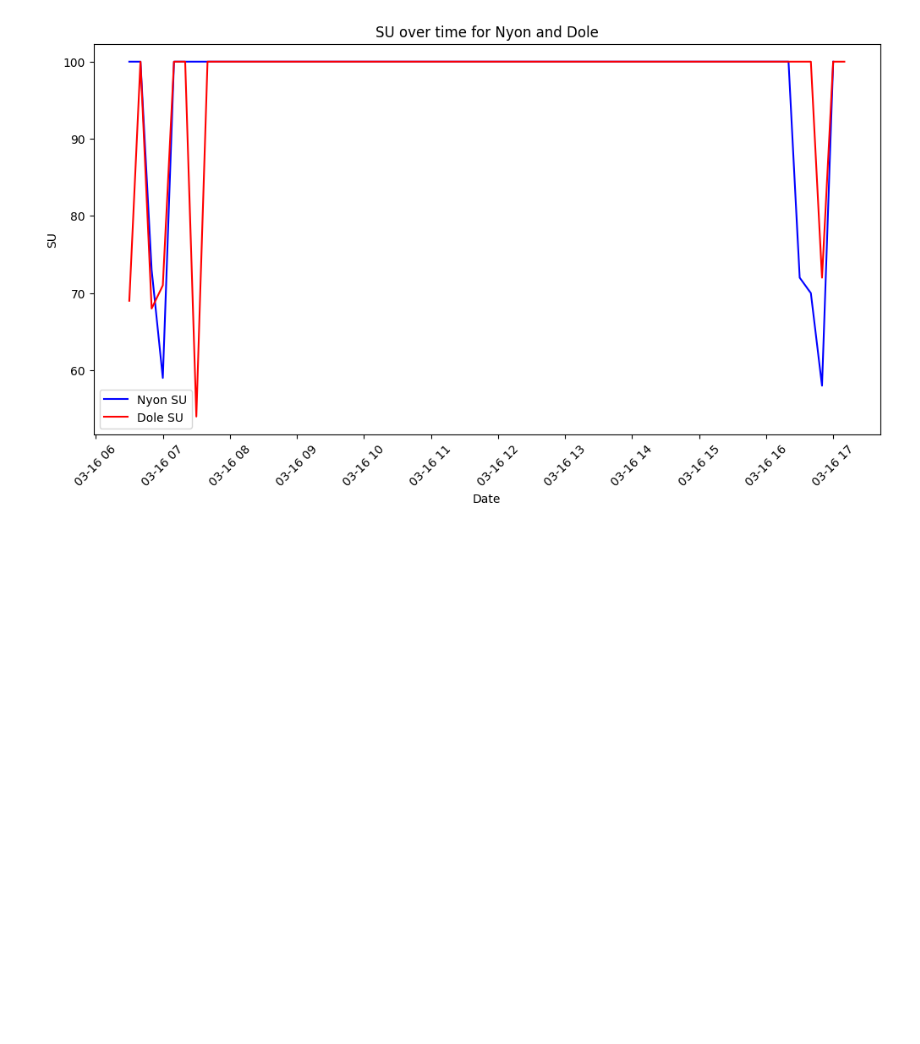
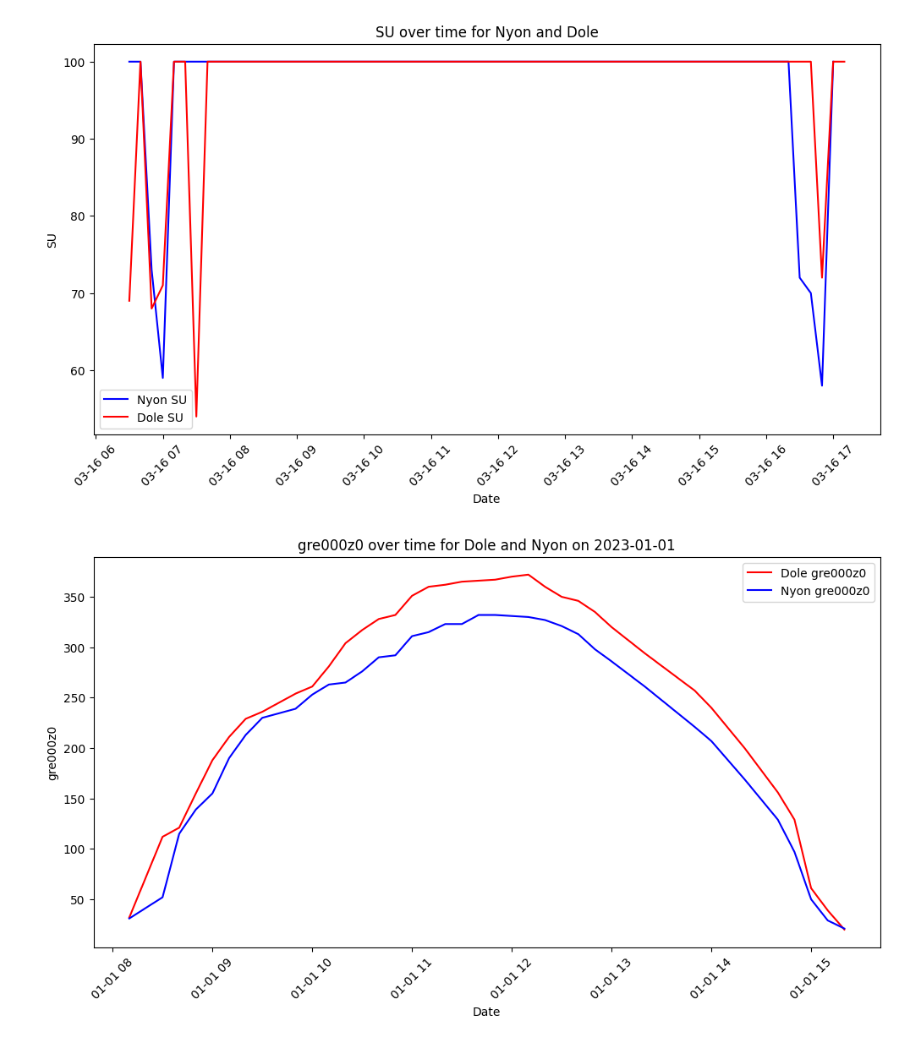
Before and after one commit to MartaRende/StratusDetection, a Jupyter notebook: test.ipynb, the cells around one changed output. Drawn from its saved outputs; the diff is of its cells as text; code cells hidden in the pictures; blank space fills up the shorter version.

```diff
--- a/test.ipynb
+++ b/test.ipynb
@@ -659,3 +659,44 @@ plt.legend()
 [figure]
 [figure]
 [figure]
+# %%
+# read npz data train file
+import numpy as np
+import pandas as pd
+npz_data = np.load("data/train/dole_train_data.npz", allow_pickle=True)
+# read gre000z0 dole values
+data = npz_data['dole']
+dole_gre000z0 = {}
+nyon_gre000z0 = {}
+for i in range(len(data)):
+    # get the gre000z0 values
+    gre000z0_dole = data[i]['gre000z0_dole']
+    gre000z0_nyon = data[i]['gre000z0_nyon']
+    # append to the list
+    dole_gre000z0[data[i]["datetime"]] = gre000z0_dole
+    nyon_gre000z0[data[i]["datetime"]] = gre000z0_nyon
+# group data by date
+dole_gre000z0 = pd.DataFrame.from_dict(dole_gre000z0, orient='index', columns=['gre000z0'])
+nyon_gre000z0 = pd.DataFrame.from_dict(nyon_gre000z0, orient='index', columns=['gre000z0'])
+# convert index to datetime
+dole_gre000z0.index = pd.to_datetime(dole_gre000z0.index)
+nyon_gre000z0.index = pd.to_datetime(nyon_gre000z0.index)
+# sort by date
+dole_gre000z0 = dole_gre000z0.sort_index()
+nyon_gre000z0 = nyon_gre000z0.sort_index()
+# Filter data for the specific date
+dole_gre000z0_filtered = dole_gre000z0.loc['2023-01-01']
+nyon_gre000z0_filtered = nyon_gre000z0.loc['2023-01-01']
+
+# Plot the filtered data
+plt.figure(figsize=(12, 6))
+plt.plot(dole_gre000z0_filtered.index, dole_gre000z0_filtered['gre000z0'], label='Dole gre000z0', color='red')
+plt.plot(nyon_gre000z0_filtered.index, nyon_gre000z0_filtered['gre000z0'], label='Nyon gre000z0', color='blue')
+plt.xlabel('Date')
+plt.ylabel('gre000z0')
+plt.title('gre000z0 over time for Dole and Nyon on 2023-01-01')
+plt.xticks(rotation=45)
+plt.legend()
+plt.show()
+# %% [output]
+[figure, added]
```
Also changed, not shown: parts of 3 cells of this notebook, 4 other files.
